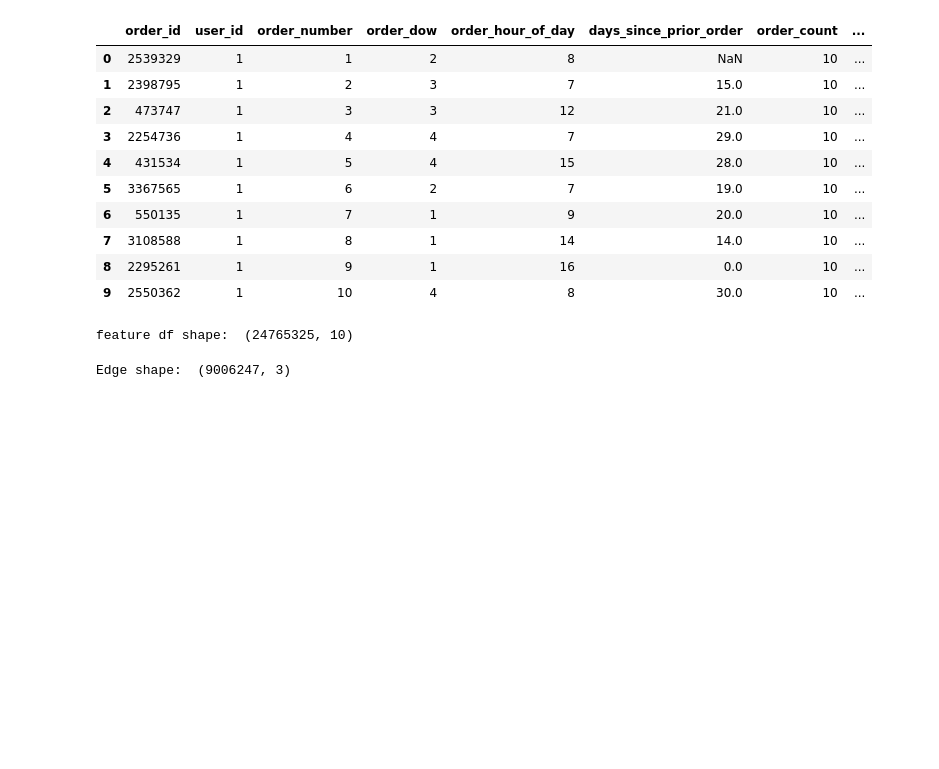
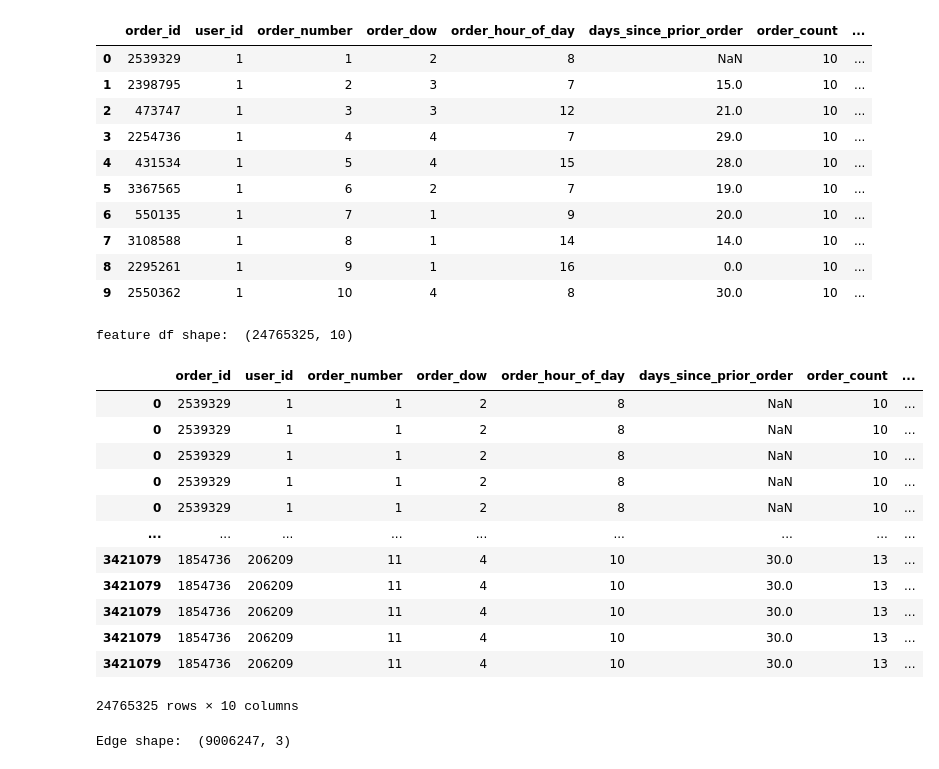
Before and after one commit to trantrikien239/instacart-link-prediction, a Jupyter notebook: preprocessing.ipynb, the cells around one changed output. Saved outputs shown, nothing was run; the diff lists cells and outputs as text; code cells hidden in the pictures; blank space fills up the shorter version.

```diff
--- a/preprocessing.ipynb
+++ b/preprocessing.ipynb
@@ -90,6 +90,22 @@ train_features = df_orders_clean[df_orders_clean["train_feature"] == 1].drop(
 print("feature df shape: ", train_features.shape)
 # %% [output]
 feature df shape:  (24765325, 10)
+# %%
+train_features
+# %% [output]
+|  | order_id | user_id | order_number | order_dow | order_hour_of_day | days_since_prior_order | order_count | ... |
+| 0 | 2539329 | 1 | 1 | 2 | 8 | NaN | 10 | ... |
+| 0 | 2539329 | 1 | 1 | 2 | 8 | NaN | 10 | ... |
+| 0 | 2539329 | 1 | 1 | 2 | 8 | NaN | 10 | ... |
+| 0 | 2539329 | 1 | 1 | 2 | 8 | NaN | 10 | ... |
+| 0 | 2539329 | 1 | 1 | 2 | 8 | NaN | 10 | ... |
+| ... | ... | ... | ... | ... | ... | ... | ... | ... |
+| 3421079 | 1854736 | 206209 | 11 | 4 | 10 | 30.0 | 13 | ... |
+| 3421079 | 1854736 | 206209 | 11 | 4 | 10 | 30.0 | 13 | ... |
+| 3421079 | 1854736 | 206209 | 11 | 4 | 10 | 30.0 | 13 | ... |
+| 3421079 | 1854736 | 206209 | 11 | 4 | 10 | 30.0 | 13 | ... |
+| 3421079 | 1854736 | 206209 | 11 | 4 | 10 | 30.0 | 13 | ... |
+24765325 rows × 10 columns
 # %%
 train_edges = train_features.groupby(["user_id", "product_id"]).agg({"order_number": "count", "order_count":"mean"}).reset_index()
 train_edges["weight"]  = train_edges["order_number"] / train_edges["order_count"]
```
